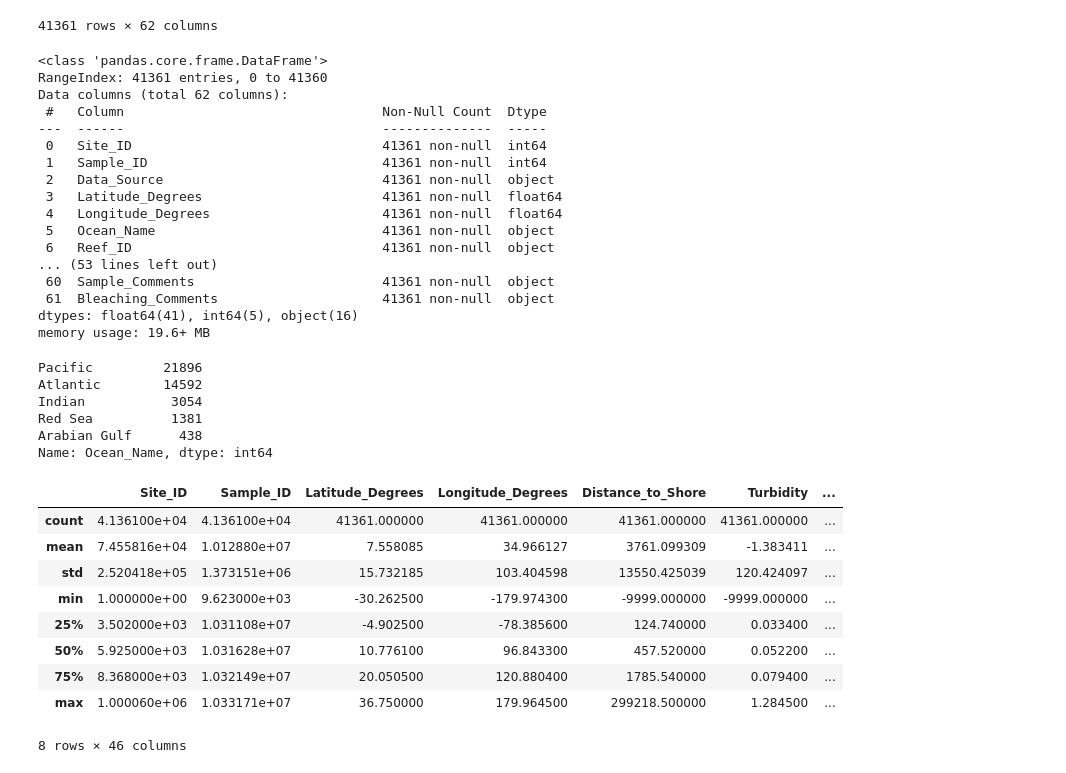
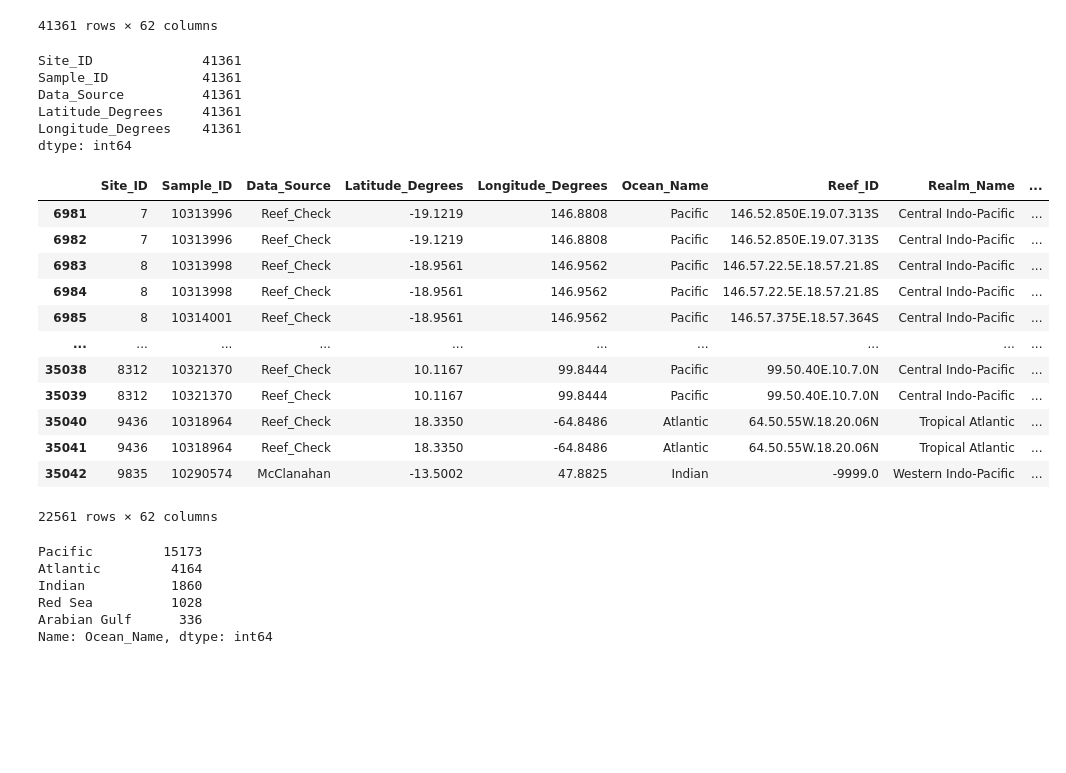
Before and after one commit to MarieeCzy/reefs_bleaching, a Jupyter notebook: reefs_bleaching.ipynb, the cells around one changed output. Drawn from its saved outputs; the diff is of its cells as text; code cells hidden in the pictures; blank space fills up the shorter version.

```diff
--- a/reefs_bleaching.ipynb
+++ b/reefs_bleaching.ipynb
@@ -25,44 +25,47 @@ load_data()
 41361 rows × 62 columns
 # %%
 reefs_data = load_data()
-reefs_data.info()
+reefs_data.count().head()
 # %% [output]
-<class 'pandas.core.frame.DataFrame'>
-RangeIndex: 41361 entries, 0 to 41360
-Data columns (total 62 columns):
- #   Column                                 Non-Null Count  Dtype
----  ------                                 --------------  -----
- 0   Site_ID                                41361 non-null  int64
- 1   Sample_ID                              41361 non-null  int64
- 2   Data_Source                            41361 non-null  object
- 3   Latitude_Degrees                       41361 non-null  float64
- 4   Longitude_Degrees                      41361 non-null  float64
- 5   Ocean_Name                             41361 non-null  object
- 6   Reef_ID                                41361 non-null  object
-... (53 lines left out)
- 60  Sample_Comments                        41361 non-null  object
- 61  Bleaching_Comments                     41361 non-null  object
-dtypes: float64(41), int64(5), object(16)
-memory usage: 19.6+ MB
+Site_ID              41361
+Sample_ID            41361
+Data_Source          41361
+Latitude_Degrees     41361
+Longitude_Degrees    41361
+dtype: int64
+# %%
+#data cleaning
+reefs_data.drop(reefs_data.index[reefs_data['Distance_to_Shore'] == -9999.000000], inplace = True)
+reefs_data.drop(reefs_data.index[reefs_data['Turbidity'] == -9999.000000], inplace = True)
+reefs_data.drop(reefs_data.index[reefs_data['Depth_m'] == -9999.000000], inplace = True)
+reefs_data.drop(reefs_data.index[reefs_data['Percent_Cover'] == -9999.000000], inplace = True)
+reefs_data.drop(reefs_data.index[reefs_data['Percent_Bleaching'] == -9999.000000], inplace = True)
+reefs_data.drop(reefs_data.index[reefs_data['Temperature_Kelvin'] == -9999.000000], inplace = True)
+reefs_data.drop(reefs_data.index[reefs_data['Temperature_Mean'] == -9999.000000], inplace = True)
+
+
+reefs_data.count().head()
+reefs_data
+# %% [output]
+|  | Site_ID | Sample_ID | Data_Source | Latitude_Degrees | Longitude_Degrees | Ocean_Name | Reef_ID | Realm_Name | ... |
+| 6981 | 7 | 10313996 | Reef_Check | -19.1219 | 146.8808 | Pacific | 146.52.850E.19.07.313S | Central Indo-Pacific | ... |
+| 6982 | 7 | 10313996 | Reef_Check | -19.1219 | 146.8808 | Pacific | 146.52.850E.19.07.313S | Central Indo-Pacific | ... |
+| 6983 | 8 | 10313998 | Reef_Check | -18.9561 | 146.9562 | Pacific | 146.57.22.5E.18.57.21.8S | Central Indo-Pacific | ... |
+| 6984 | 8 | 10313998 | Reef_Check | -18.9561 | 146.9562 | Pacific | 146.57.22.5E.18.57.21.8S | Central Indo-Pacific | ... |
+| 6985 | 8 | 10314001 | Reef_Check | -18.9561 | 146.9562 | Pacific | 146.57.375E.18.57.364S | Central Indo-Pacific | ... |
+| ... | ... | ... | ... | ... | ... | ... | ... | ... | ... |
+| 35038 | 8312 | 10321370 | Reef_Check | 10.1167 | 99.8444 | Pacific | 99.50.40E.10.7.0N | Central Indo-Pacific | ... |
+| 35039 | 8312 | 10321370 | Reef_Check | 10.1167 | 99.8444 | Pacific | 99.50.40E.10.7.0N | Central Indo-Pacific | ... |
+| 35040 | 9436 | 10318964 | Reef_Check | 18.3350 | -64.8486 | Atlantic | 64.50.55W.18.20.06N | Tropical Atlantic | ... |
+| 35041 | 9436 | 10318964 | Reef_Check | 18.3350 | -64.8486 | Atlantic | 64.50.55W.18.20.06N | Tropical Atlantic | ... |
+| 35042 | 9835 | 10290574 | McClanahan | -13.5002 | 47.8825 | Indian | -9999.0 | Western Indo-Pacific | ... |
+22561 rows × 62 columns
 # %%
 reefs_data['Ocean_Name'].value_counts()
 # %% [output]
-Pacific         21896
-Atlantic        14592
-Indian           3054
-Red Sea          1381
-Arabian Gulf      438
+Pacific         15173
+Atlantic         4164
+Indian           1860
+Red Sea          1028
+Arabian Gulf      336
 Name: Ocean_Name, dtype: int64
-# %%
-reefs_data.describe()
-# %% [output]
-|  | Site_ID | Sample_ID | Latitude_Degrees | Longitude_Degrees | Distance_to_Shore | Turbidity | ... |
-| count | 4.136100e+04 | 4.136100e+04 | 41361.000000 | 41361.000000 | 41361.000000 | 41361.000000 | ... |
-| mean | 7.455816e+04 | 1.012880e+07 | 7.558085 | 34.966127 | 3761.099309 | -1.383411 | ... |
-| std | 2.520418e+05 | 1.373151e+06 | 15.732185 | 103.404598 | 13550.425039 | 120.424097 | ... |
-| min | 1.000000e+00 | 9.623000e+03 | -30.262500 | -179.974300 | -9999.000000 | -9999.000000 | ... |
-| 25% | 3.502000e+03 | 1.031108e+07 | -4.902500 | -78.385600 | 124.740000 | 0.033400 | ... |
-| 50% | 5.925000e+03 | 1.031628e+07 | 10.776100 | 96.843300 | 457.520000 | 0.052200 | ... |
-| 75% | 8.368000e+03 | 1.032149e+07 | 20.050500 | 120.880400 | 1785.540000 | 0.079400 | ... |
-| max | 1.000060e+06 | 1.033171e+07 | 36.750000 | 179.964500 | 299218.500000 | 1.284500 | ... |
-8 rows × 46 columns
```
Also changed, not shown: parts of 6 cells of this notebook.
